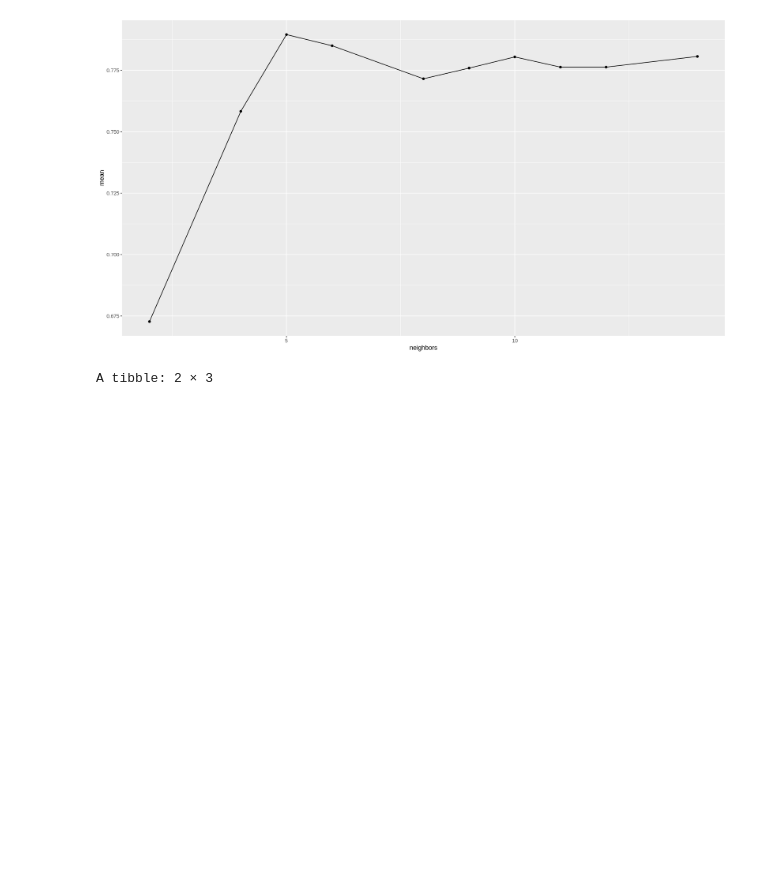
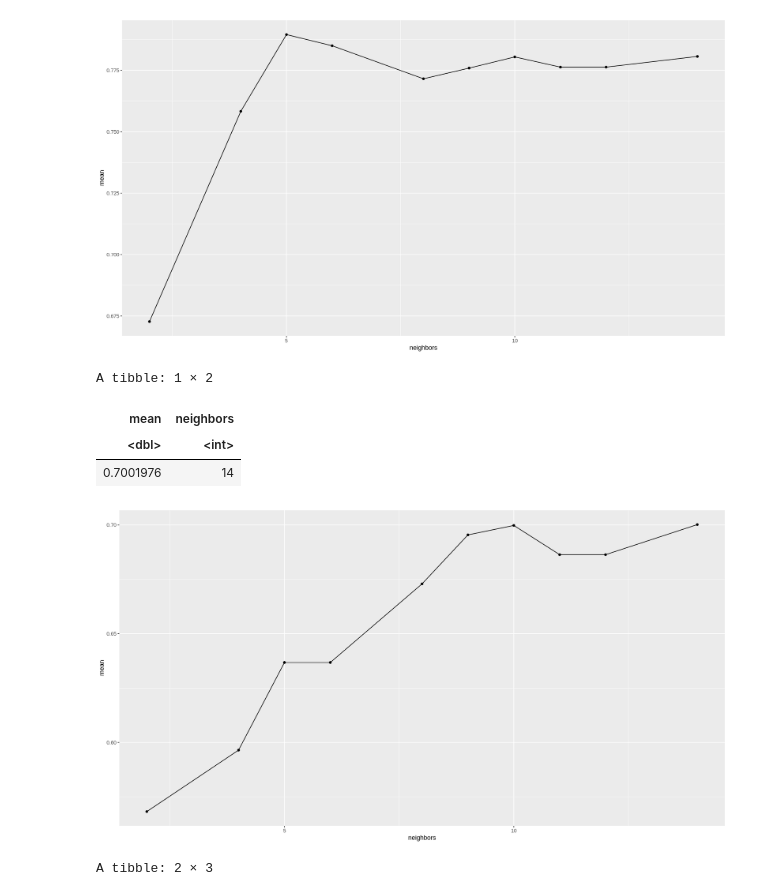
Before and after one commit to wiliwangka/Heart-Disease-Classification-with-R, a Jupyter notebook: ds_project_proposal.ipynb, the cells around one changed output. Saved outputs shown, nothing was run; the diff lists cells and outputs as text; code cells hidden in the pictures; blank space fills up the shorter version.

Commit message:
changed predictors in classication model

```diff
--- a/ds_project_proposal.ipynb
+++ b/ds_project_proposal.ipynb
@@ -357,6 +359,51 @@ A tibble: 1 × 2
 | <dbl> | <int> |
 | 0.7895257 | 5 |
 [figure]
+# %%
+set.seed(2022)
+
+# cleveland_split <- initial_split(cleveland_data_clean, prop = 0.75, strata = num)
+# cleveland_training <- training(cleveland_split)
+
+# cleveland_testing <- testing(cleveland_split)
+
+
+
+
+vrecipe <- recipe(num ~ age + thalach, data = cleveland_training)%>%
+  step_scale(all_predictors()) %>%
+    step_center(all_predictors())
+
+vfold <- vfold_cv( cleveland_training, v = 10, strata = num)
+knn_tune= nearest_neighbor(weight_func = "rectangular", neighbors = tune() )%>%
+    set_engine("kknn")%>%
+    set_mode("classification")
+knn_results <- workflow() %>%
+       add_recipe(vrecipe) %>%
+       add_model(knn_tune) %>%
+       tune_grid(resamples = vfold, grid = 10) %>%
+       collect_metrics()
+
+accuracies <- knn_results %>%
+        filter(.metric == "accuracy")
+
+cross_val_plot <- ggplot(accuracies, aes(x = neighbors, y = mean))+
+       geom_point() +
+       geom_line()
+
+cross_val_plot
+
+accuracies%>%
+arrange(neighbors)%>%
+select(mean, neighbors)%>%
+arrange(desc(mean))%>%
+slice(1)
+# %% [output]
+A tibble: 1 × 2
+| mean | neighbors |
+| <dbl> | <int> |
+| 0.7001976 | 14 |
+[figure, added]
 # %%
 set.seed(2022)
 
```
Also changed, not shown: parts of 3 cells of this notebook.
